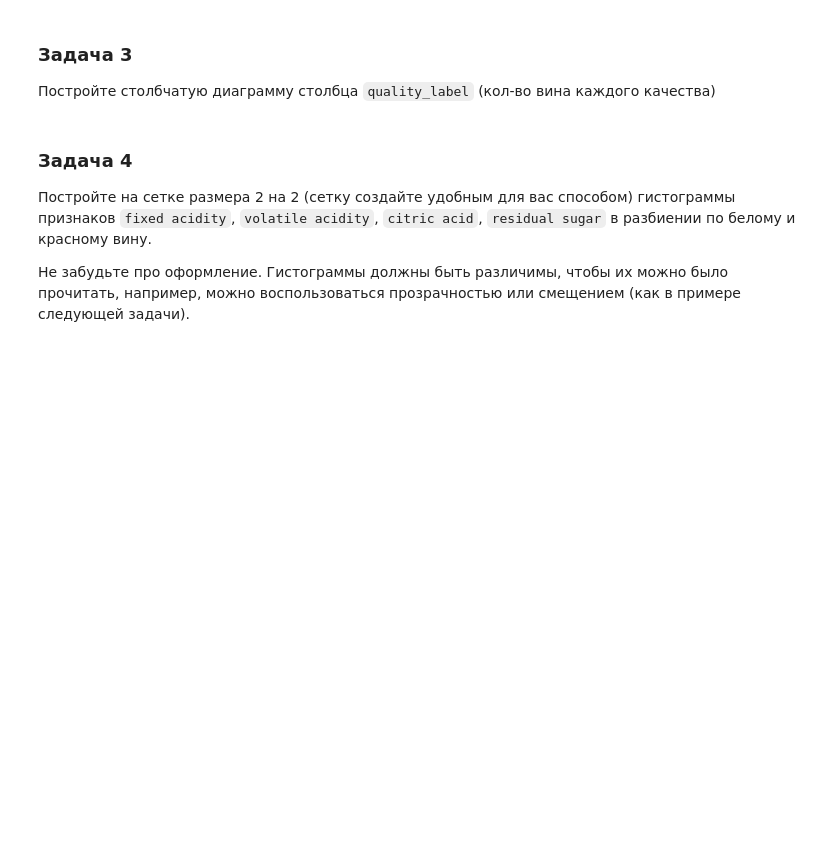
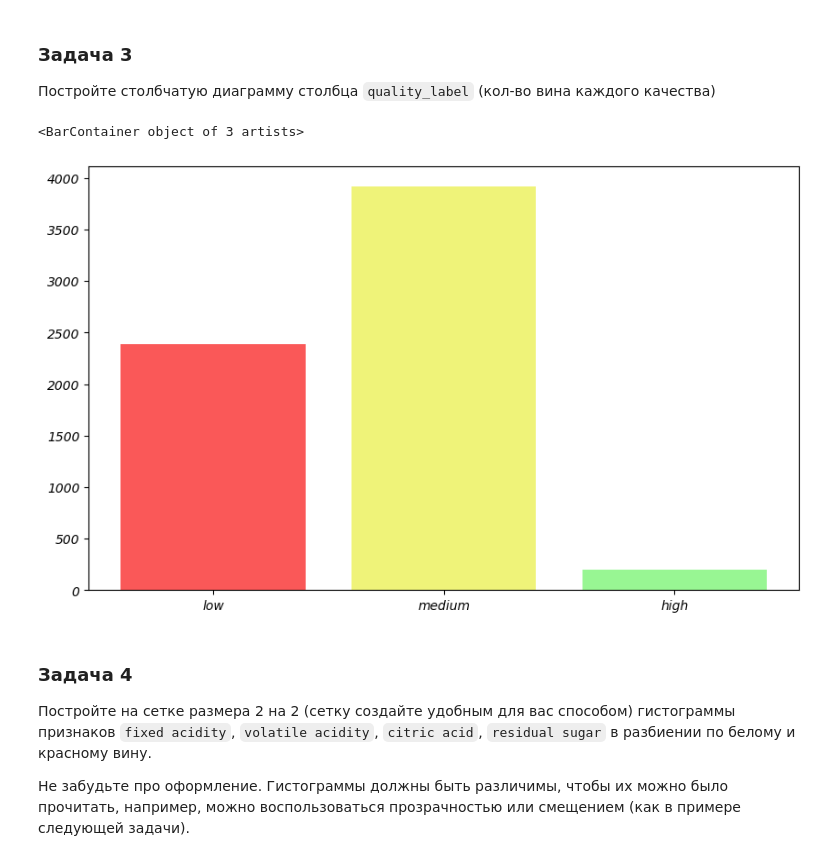
Before and after one commit to FedorGutsch/MLHomework, a Jupyter notebook: 1.Data processing/ДЗ_3.ipynb, the cells around one changed output. Saved outputs shown, nothing was run; the diff lists cells and outputs as text; code cells hidden in the pictures; blank space fills up the shorter version.

```diff
--- a/1.Data processing/ДЗ_3.ipynb
+++ b/1.Data processing/ДЗ_3.ipynb
@@ -91,3 +90,16 @@ wines["wine_type"].hist(bins=3)
+# %%
+# ваш код тут
+from matplotlib import pyplot as plt
+
+quality_counts = wines['quality_label'].value_counts().sort_index()
+fig = plt.figure(figsize=(10, 6))
+
+colors = ["#FA5858", "#EFF379", "#98F693"]
+
+plt.bar(quality_counts.index, quality_counts.values, color=colors, )
+# %% [output]
+<BarContainer object of 3 artists>
+[figure, added]
 # %% [markdown]
 ### Задача 4
 
```
Also changed, not shown: parts of 2 cells of this notebook.
